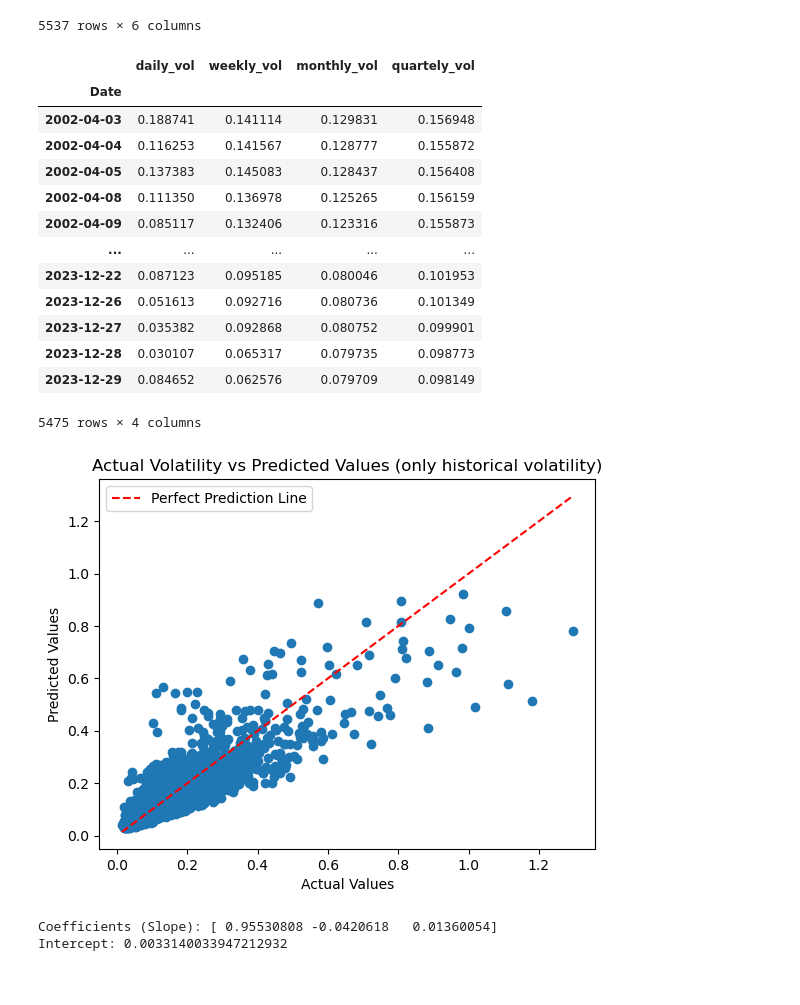
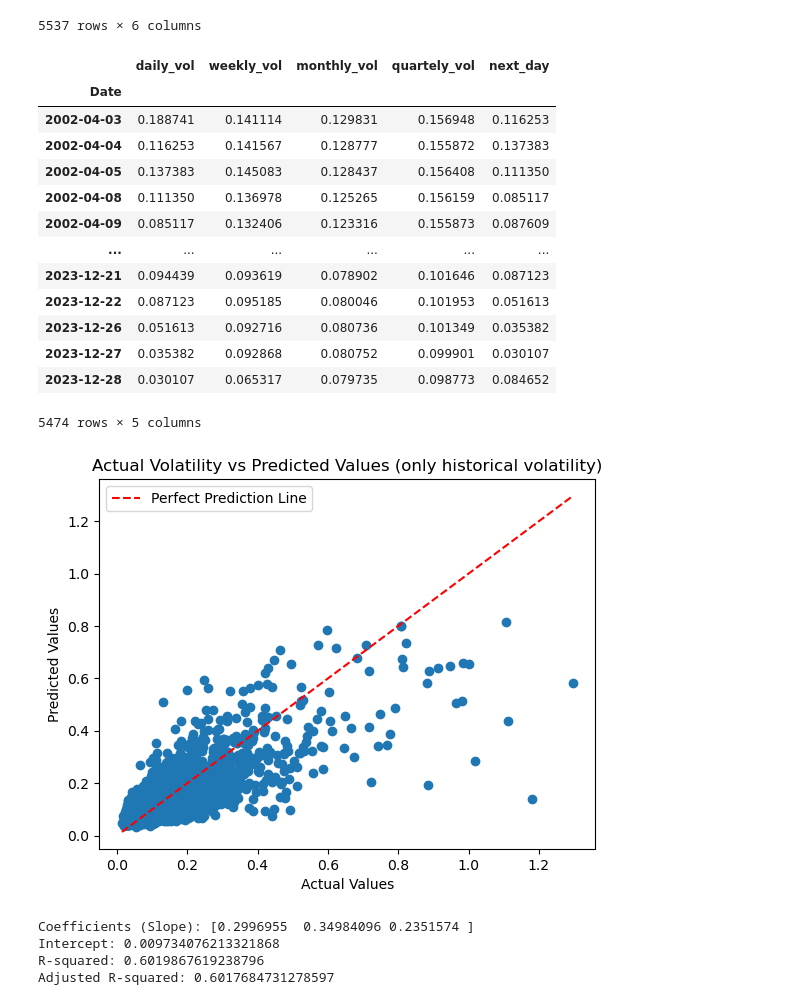
Before and after one commit to zspero/Least-Squares-Approx-Math-104A, a Jupyter notebook: Peyton - Regression Model with Volatility Data.ipynb, the cells around one changed output. Cells and saved outputs as stored; diff of their text form; code cells hidden in the pictures.

```diff
--- a/Peyton - Regression Model with Volatility Data.ipynb
+++ b/Peyton - Regression Model with Volatility Data.ipynb
@@ -87,58 +88,70 @@ volatilities = pd.DataFrame(
            },
     index = (SPX_Prices.index))
 
+
+volatilities["next_day"] = volatilities["daily_vol"].shift(-1)
 volatilities = volatilities.dropna()
 volatilities
 # %% [output]
-|  | daily_vol | weekly_vol | monthly_vol | quartely_vol |
-| Date |  |  |  |  |
-| 2002-04-03 | 0.188741 | 0.141114 | 0.129831 | 0.156948 |
-| 2002-04-04 | 0.116253 | 0.141567 | 0.128777 | 0.155872 |
-| 2002-04-05 | 0.137383 | 0.145083 | 0.128437 | 0.156408 |
-| 2002-04-08 | 0.111350 | 0.136978 | 0.125265 | 0.156159 |
-| 2002-04-09 | 0.085117 | 0.132406 | 0.123316 | 0.155873 |
-| ... | ... | ... | ... | ... |
-| 2023-12-22 | 0.087123 | 0.095185 | 0.080046 | 0.101953 |
-| 2023-12-26 | 0.051613 | 0.092716 | 0.080736 | 0.101349 |
-| 2023-12-27 | 0.035382 | 0.092868 | 0.080752 | 0.099901 |
-| 2023-12-28 | 0.030107 | 0.065317 | 0.079735 | 0.098773 |
-| 2023-12-29 | 0.084652 | 0.062576 | 0.079709 | 0.098149 |
+|  | daily_vol | weekly_vol | monthly_vol | quartely_vol | next_day |
+| Date |  |  |  |  |  |
+| 2002-04-03 | 0.188741 | 0.141114 | 0.129831 | 0.156948 | 0.116253 |
+| 2002-04-04 | 0.116253 | 0.141567 | 0.128777 | 0.155872 | 0.137383 |
+| 2002-04-05 | 0.137383 | 0.145083 | 0.128437 | 0.156408 | 0.111350 |
+| 2002-04-08 | 0.111350 | 0.136978 | 0.125265 | 0.156159 | 0.085117 |
+| 2002-04-09 | 0.085117 | 0.132406 | 0.123316 | 0.155873 | 0.087609 |
+| ... | ... | ... | ... | ... | ... |
+| 2023-12-21 | 0.094439 | 0.093619 | 0.078902 | 0.101646 | 0.087123 |
+| 2023-12-22 | 0.087123 | 0.095185 | 0.080046 | 0.101953 | 0.051613 |
+| 2023-12-26 | 0.051613 | 0.092716 | 0.080736 | 0.101349 | 0.035382 |
+| 2023-12-27 | 0.035382 | 0.092868 | 0.080752 | 0.099901 | 0.030107 |
+| 2023-12-28 | 0.030107 | 0.065317 | 0.079735 | 0.098773 | 0.084652 |
-5475 rows × 4 columns
+5474 rows × 5 columns
 # %%
 ### This is our regression model with only historical volatility as our independent variables ###
 
 # Data with three independent variables (X1, X2, X3) and one dependent variable (Y)
-All_Vols = {'X1': weekly_vol_nan,
-        'X2': monthly_vol_nan,
-        'X3': quartely_vol_nan,
-        'Y': daily_vol_nan}
+All_Vols = {'X1': volatilities["daily_vol"],
+        'X2': volatilities["weekly_vol"],
+        'X3': volatilities["monthly_vol"],
+        'Y': volatilities["next_day"]}
 
 df = pd.DataFrame(All_Vols)
 
 # Separate independent variables (features) and dependent variable
 X = df[['X1', 'X2', 'X3']]
 y = df['Y']
 
 # Create and fit the multiple regression model
 all_preds = LinearRegression()
 all_preds.fit(X, y)
 
 # Predictions
 y_pred = all_preds.predict(X)
 
 # Plotting the actual vs predicted values
 plt.scatter(y, y_pred)
 plt.plot([min(y), max(y)], [min(y), max(y)], linestyle='--', color='red', label='Perfect Prediction Line')
 plt.xlabel('Actual Values')
 plt.ylabel('Predicted Values')
 plt.title('Actual Volatility vs Predicted Values (only historical volatility)')
 plt.legend()
 plt.show()
 
+# Finding the values of R-squared and Adjusted R-squared
+r_squared = r2_score(y , y_pred)
+observations = len(y) # number of observations
+predictors = len(All_Vols) - 1 #number of predictors
+adj_r_squared = 1 - ((1-r_squared)*((observations-1)/(observations-predictors-1)))
+
 # Print the coefficients (slope) and intercept
 print('Coefficients (Slope):', all_preds.coef_)
 print('Intercept:', all_preds.intercept_)
+print('R-squared:' , r_squared)
+print('Adjusted R-squared:' , adj_r_squared)
 # %% [output]
-[figure, old version]
+[figure, new version]
-Coefficients (Slope): [ 0.95530808 -0.0420618   0.01360054]
-Intercept: 0.0033140033947212932
+Coefficients (Slope): [0.2996955  0.34984096 0.2351574 ]
+Intercept: 0.009734076213321868
+R-squared: 0.6019867619238796
+Adjusted R-squared: 0.6017684731278597
```
Also changed, not shown: parts of 7 cells of this notebook.
